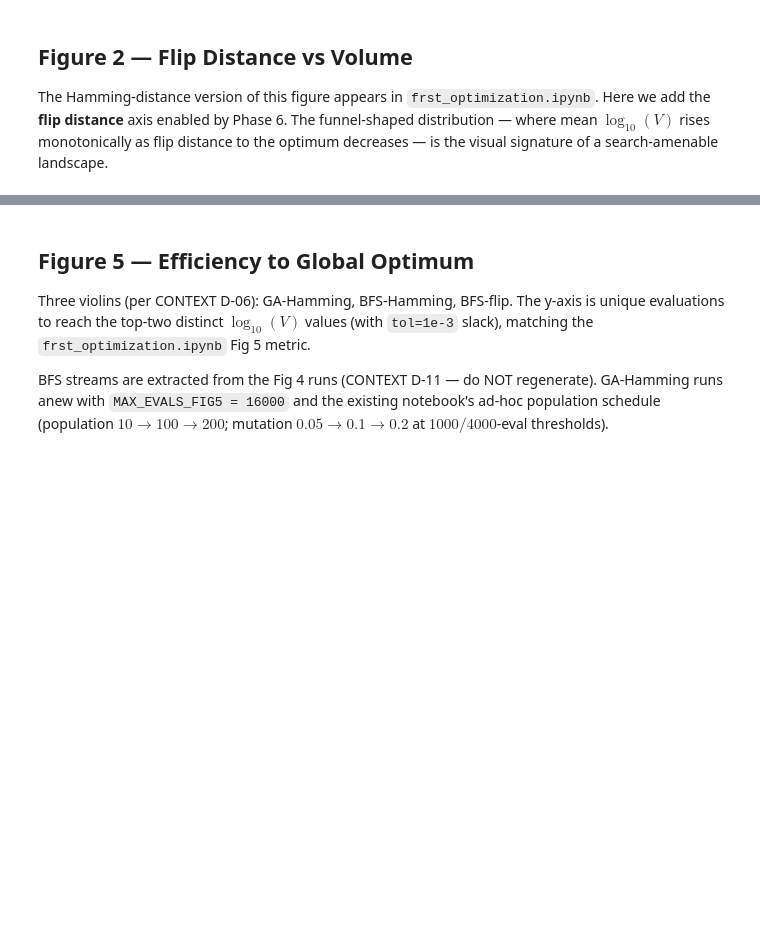
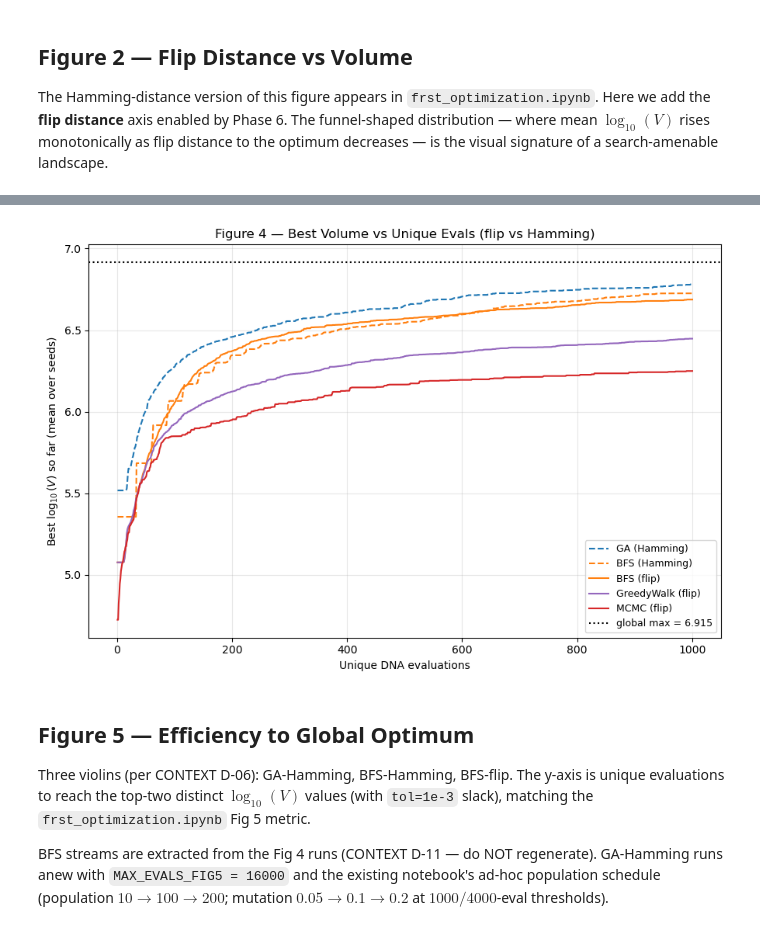
Before and after one commit to sheride/cyopt, a Jupyter notebook: documentation/source/tutorials/flip_graph_benchmark.ipynb, the cells around one changed output, grey strips where cells are left out. Drawn from its saved outputs; the diff is of its cells as text; code cells hidden in the pictures; blank space fills up the shorter version.

```diff
--- a/documentation/source/tutorials/flip_graph_benchmark.ipynb
+++ b/documentation/source/tutorials/flip_graph_benchmark.ipynb
@@ -251,25 +277,27 @@ Per CONTEXT D-11: 150 seeds × 1000 unique-eval budget per configuration. Per-ru
 N_RUNS = 150
 MAX_UNIQUE_EVALS = 1000
 
-def run_tracking_by_unique_evals(opt, max_unique_evals):
-    """Run optimizer, tracking best log10(V) vs unique DNA evaluations.
+CONFIG_SLUGS = {
+    "GA (Hamming)":      "ga_hamming",
+    "BFS (Hamming)":     "bfs_hamming",
+    "BFS (flip)":        "bfs_flip",
+    "GreedyWalk (flip)": "greedywalk_flip",
+    "MCMC (flip)":       "mcmc_flip",
+}
 
-    Mirrors the driver in frst_optimization.ipynb. Each opt.run(1) advances by
-    one optimizer step; we extend the curve up to opt._n_evaluations with the
-    current best target. SA's run(1) performs a single annealing step
-    (cyopt/optimizers/simulated_annealing.py::_step), so the same driver
-    works without modification.
-    """
-    curve = []
-    while opt._n_evaluations < max_unique_evals:
-        opt.run(1)
-        best_target = -opt._best_value
-        while len(curve) < min(opt._n_evaluations, max_unique_evals):
-            curve.append(best_target)
-        if opt._n_evaluations >= max_unique_evals:
-            break
-    if curve:
-        while len(curve) < max_unique_evals:
-            curve.append(curve[-1])
-    return np.array(curve[:max_unique_evals])
+def find_cache(slug, kind="fig4"):
+    """Locate a precomputed cache .npz across the candidate path layouts
+    (notebook may run from notebooks/, tutorials/, or repo root)."""
+    fname = f"{kind}_{slug}.npz"
+    for rel in [f"data/{fname}",
+                f"../data/{fname}",
+                f"../../data/{fname}",
+                f"../../../data/{fname}"]:
+        if os.path.exists(rel):
+            return rel
+    raise FileNotFoundError(
+        f"{fname} not found. Run: "
+        f"conda run -n cytools python data/precompute_fig_caches.py "
+        f"--config '<configuration name>'"
+    )
 # %%
@@ -319,28 +325,29 @@ for label, cfg in fig4_configs.items():
 # %%
 style_map = {
     "GA (Hamming)":      dict(color="tab:blue",   linestyle="--"),
     "BFS (Hamming)":     dict(color="tab:orange", linestyle="--"),
     "BFS (flip)":        dict(color="tab:orange", linestyle="-"),
     "GreedyWalk (flip)": dict(color="tab:purple", linestyle="-"),
     "MCMC (flip)":       dict(color="tab:red",    linestyle="-"),
-    "SA (flip)":         dict(color="tab:green",  linestyle="-"),
 }
 
 fig, ax = plt.subplots(figsize=(9, 6))
 x = np.arange(1, MAX_UNIQUE_EVALS + 1)
 for label, runs in fig4_curves.items():
     mean_curve = runs.mean(axis=0)
     sty = style_map[label]
     ax.plot(x, mean_curve, label=label, linewidth=1.5, **sty)
 ax.axhline(global_max_log10v, color="black", linestyle=":",
            label=f"global max = {global_max_log10v:.3f}")
 ax.set_xlabel("Unique DNA evaluations")
-ax.set_ylabel(r"Best $\log_{10}(V)$ so far (mean over 150 seeds)")
+ax.set_ylabel(r"Best $\log_{10}(V)$ so far (mean over seeds)")
 ax.set_title("Figure 4 — Best Volume vs Unique Evals (flip vs Hamming)")
 ax.legend(loc="lower right", fontsize=9)
 ax.grid(alpha=0.3)
 plt.tight_layout()
 plt.show()
+# %% [output]
+[figure, added]
 # %% [markdown]
 ## Figure 5 — Efficiency to Global Optimum
 
```
Also changed, not shown: parts of 13 cells of this notebook.
